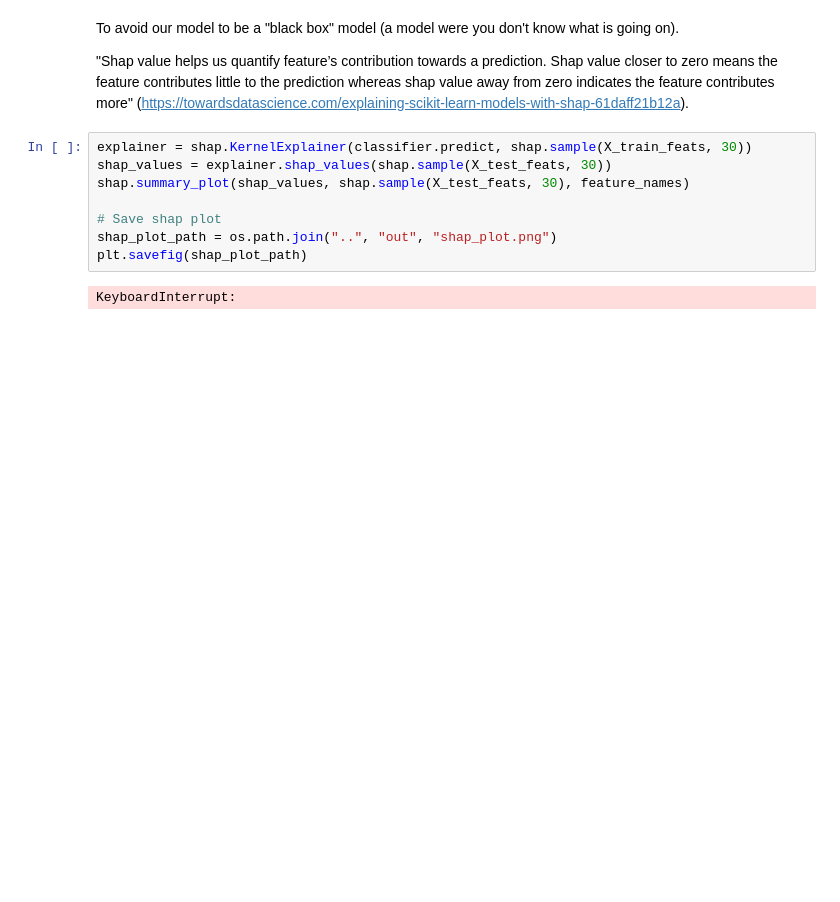
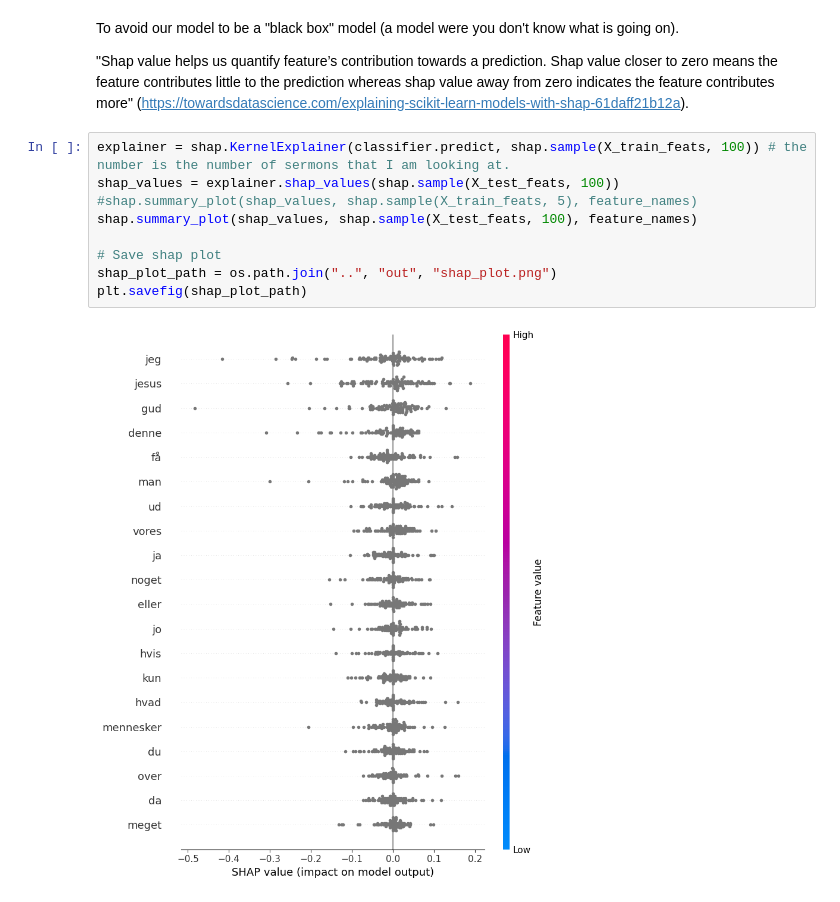
Before and after one commit to Emma-Marie/assignment-5_lang_self-assigned_Emma-Marie, a Jupyter notebook: src/sermons_clf.ipynb, the cells around one changed output. Cells and saved outputs as stored; diff of their text form; blank space fills up the shorter version.

Commit message:
working on shap stuff

```diff
--- a/src/sermons_clf.ipynb
+++ b/src/sermons_clf.ipynb
@@ -174,12 +173,13 @@ To avoid our model to be a "black box" model (a model were you don't know what i
 
 "Shap value helps us quantify feature’s contribution towards a prediction. Shap value closer to zero means the feature contributes little to the prediction whereas shap value away from zero indicates the feature contributes more" (https://towardsdatascience.com/explaining-scikit-learn-models-with-shap-61daff21b12a).
 # %%
-explainer = shap.KernelExplainer(classifier.predict, shap.sample(X_train_feats, 30))
-shap_values = explainer.shap_values(shap.sample(X_test_feats, 30))
-shap.summary_plot(shap_values, shap.sample(X_test_feats, 30), feature_names)
+explainer = shap.KernelExplainer(classifier.predict, shap.sample(X_train_feats, 100)) # the number is the number of sermons that I am looking at.
+shap_values = explainer.shap_values(shap.sample(X_test_feats, 100))
+#shap.summary_plot(shap_values, shap.sample(X_train_feats, 5), feature_names)
+shap.summary_plot(shap_values, shap.sample(X_test_feats, 100), feature_names)
 
 # Save shap plot
 shap_plot_path = os.path.join("..", "out", "shap_plot.png")
 plt.savefig(shap_plot_path)
 # %% [output]
-KeyboardInterrupt:
+[figure, added]
```
Also changed, not shown: parts of 8 cells of this notebook, 2 other files.
